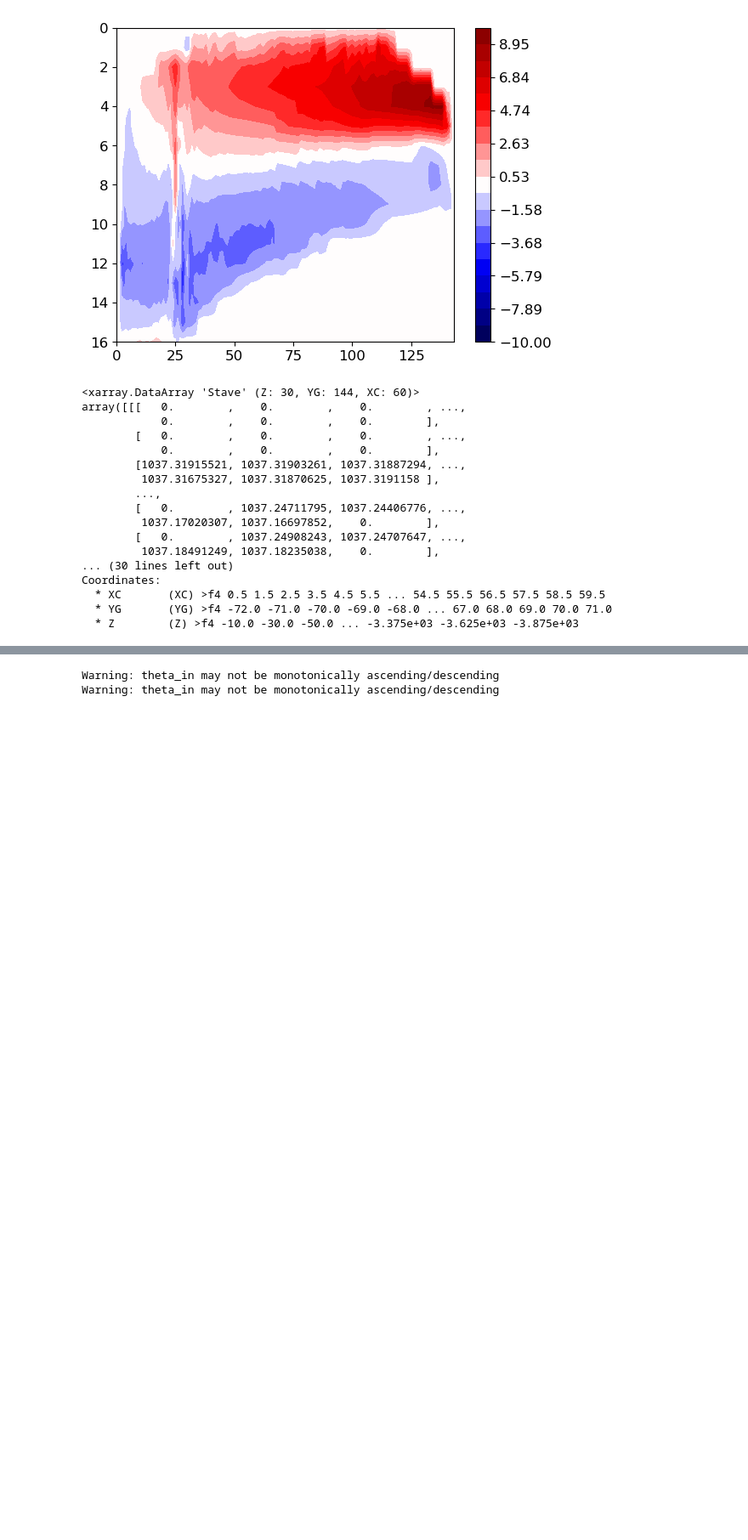
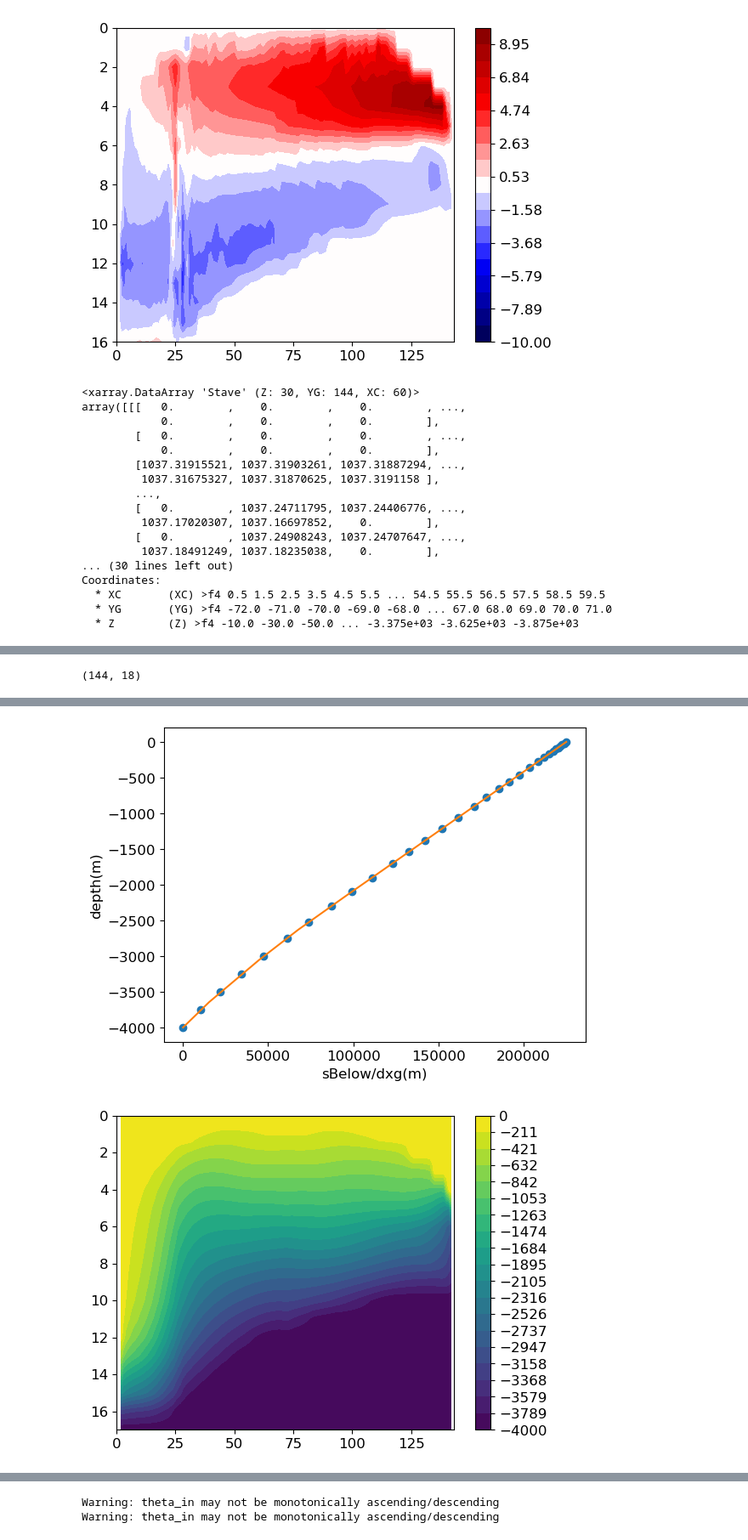
Before and after one commit to anthony-meza/test_age_framework, a Jupyter notebook: single_basin_production_figures.ipynb, the cells around one changed output, grey strips where cells are left out. Shown at 85% size. Drawn from its saved outputs; the diff is of its cells as text; code cells hidden in the pictures; blank space fills up the shorter version.

```diff
--- a/single_basin_production_figures.ipynb
+++ b/single_basin_production_figures.ipynb
@@ -821,0 +854,7 @@ Coordinates:
+# %%
+#print(z_layers_atV_zonalsum[4,:].load())
+#print(z_area_below[4,:].load())
+z_layers_atV_zonalsum[4,:].load()
+z_area_below_np[4,:]
+dsGM2x.Zp1
+z_layers_atV_zonalsum[4,:].load()
@@ -821,0 +873,66 @@ Coordinates:
+# %%
+z_layers_atV_zonalsum.shape
+# %% [output]
+(144, 18)
+# %%
+
+
+def layer_depth_interp_1d(sLayer,sZ,Z):
+    '''
+    Calculating the mean depth of density layer sigma
+    sLayer: area below (density) Layer sigma
+    sZ: area below depth Z
+    Z: depth Z
+    '''
+
+    #if(sLayer[0]==0):
+        ##a dirty hack to remove basin edges (on northern/southern end)
+        #return np.nan*sLayer
+    #coeff1=np.polyfit(sZ,Z,40)
+    #eqfit=np.poly1d(coeff1)
+    #ZLayer=eqfit(sLayer)
+    fnew=interp1d(sZ,Z,fill_value="extrapolate")
+    ZLayer=fnew(sLayer)
+    return ZLayer
+def layer_depth_interp_mat(sLayer_mat,sZ_mat,Z):
+    '''
+    Calculating the mean depth of density layer sigma
+    sLayer_mat: an array of sLayer
+    sZ_mat: an array of sZ
+    Z: depth Z
+    '''
+    [Ny,Nlayer]=sLayer_mat.shape
+    Zlayer_mat=np.zeros([Ny,Nlayer])
+    for iy in range(Ny):
+        #print("iy:",iy)
+        Zlayer_mat[iy,:]=layer_depth_interp_1d(sLayer_mat[iy,:],sZ_mat[iy,:],Z,)
+    Zlayer_mat[Zlayer_mat>0]=0
+    Zlayer_mat[Zlayer_mat<-4000]=-4000
+    return Zlayer_mat
+
+
+sZ=z_area_below_np[21,:]
+
+Z=dsGM2x.Zp1
+#print(type(0*np.zeros(31)))
+sLayer=z_layers_atV_zonalsum[21,:].load().data
+print("sZ:",sZ,"shape:",sZ.shape)
+print("sLayer:",sLayer,"shape:",sLayer.shape)
+plt.plot(sZ,Z,'o')
+plt.plot(sLayer,layer_depth_interp_1d(sLayer,sZ,Z.load().data))
+plt.xlabel('sBelow/dxg(m)')
+plt.ylabel('depth(m)')
+
+print("Z:",0*Z.data+1,"shape:",Z.shape)
+
+#print("ZLayer:",interp1d(sZ,Z*0)(sLayer))
+#print(0*Z.data)
+layer_depth=layer_depth_interp_mat(z_layers_atV_zonalsum.load().data,z_area_below_np,dsGM2x.Zp1)
+plt.figure()
+plt.contourf(layer_depth.T,vmax=0,vmin=-4000,levels=np.linspace(-4000,0,20))
+plt.colorbar(ticks=np.linspace(-4000,0,20))
+plt.gca().invert_yaxis()
+#print(layer_depth)
+#pd.set_option('display.max_rows', 200)
+#df=pd.DataFrame(layer_depth)
+# %% [output]
@@ -821,0 +956,2 @@ Coordinates:
+[figure, added]
+[figure, added]
```
Also changed, not shown: parts of 19 cells of this notebook.
